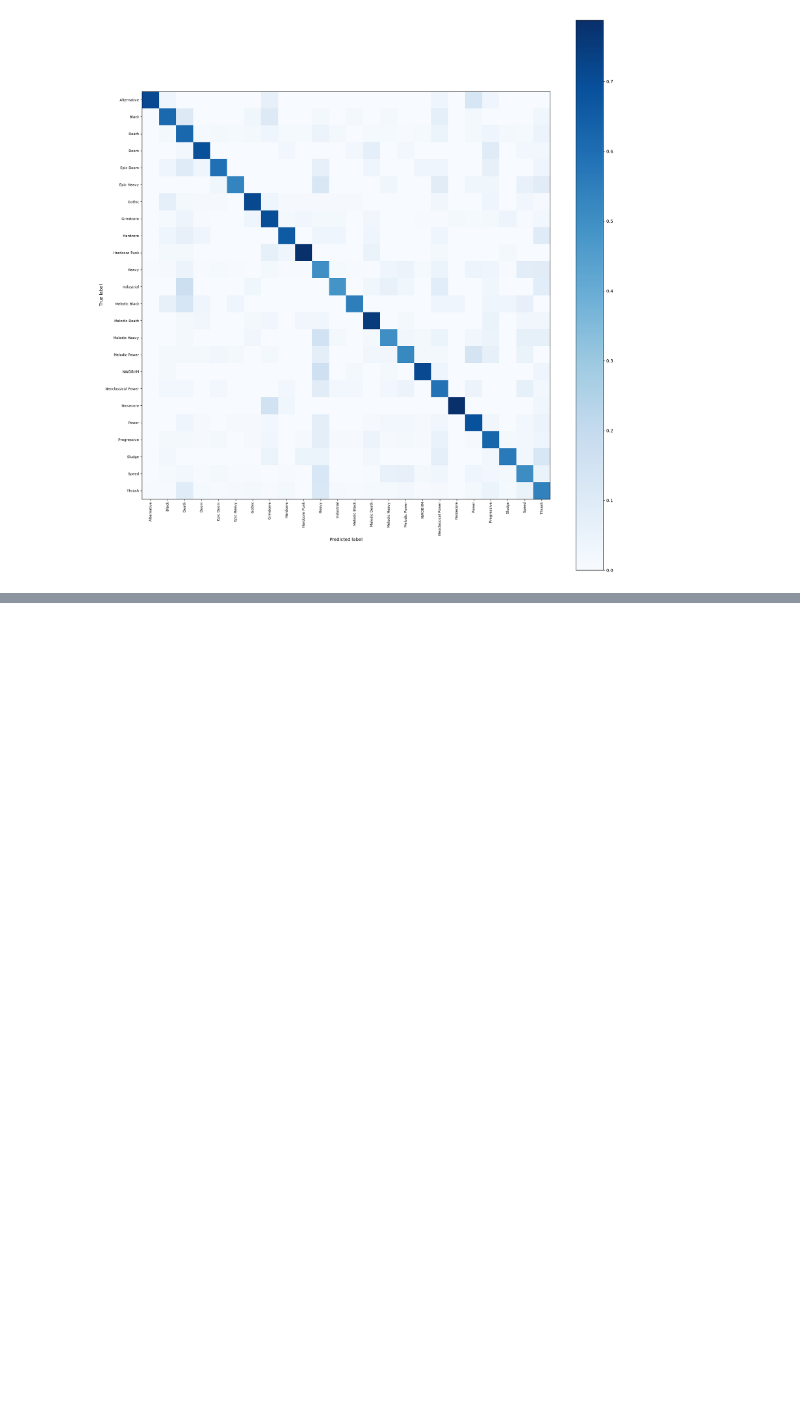
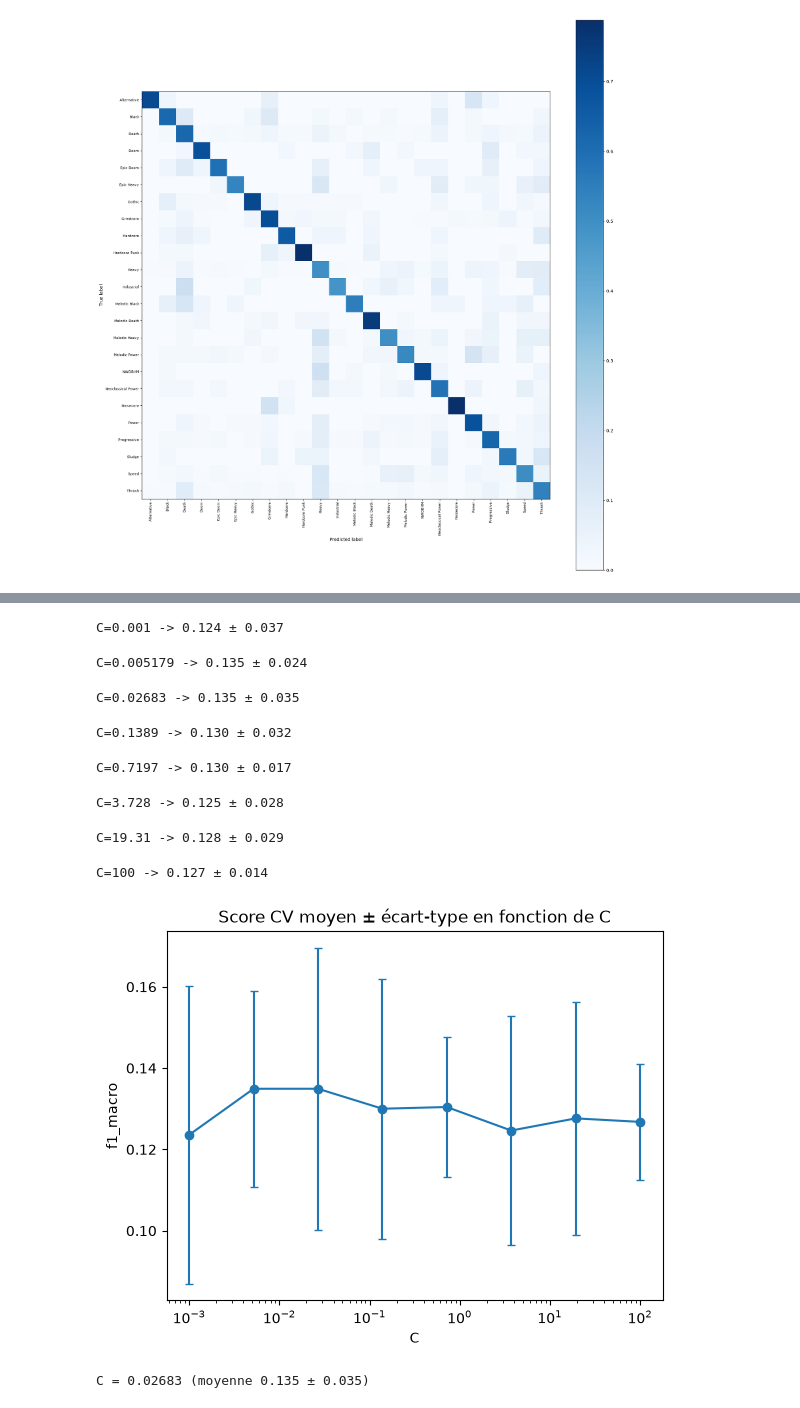
Before and after one commit to Ilyass-42/metal-mining, a Jupyter notebook: Classification_multi.ipynb, the cells around one changed output, grey strips where cells are left out. Cells and saved outputs as stored; diff of their text form; code cells hidden in the pictures; blank space fills up the shorter version.

```diff
--- a/Classification_multi.ipynb
+++ b/Classification_multi.ipynb
@@ -318,0 +434,4 @@ plt.show()
+# %%
+y_fam = pd.Series(y).map(lambda x: famille.get(x, x)).to_numpy()
+
+print(len(X_vals), len(y_fam), len(groups))
@@ -318,0 +440,14 @@ plt.show()
+# %%
+from sklearn.model_selection import StratifiedGroupKFold
+
+sgkf_test = StratifiedGroupKFold(n_splits=5, shuffle=True, random_state=42)
+dev_idx, test_idx = next(sgkf_test.split(X_vals, y_fam, groups=groups))
+
+X_dev,  y_dev,  g_dev  = X_vals[dev_idx],  y_fam[dev_idx],  groups[dev_idx]
+X_test, y_test, g_test = X_vals[test_idx], y_fam[test_idx], groups[test_idx]
+
+sgkf_val = StratifiedGroupKFold(n_splits=4, shuffle=True, random_state=42)
+train_idx, val_idx = next(sgkf_val.split(X_dev, y_dev, groups=g_dev))
+
+X_train, y_train, g_train = X_dev[train_idx], y_dev[train_idx], g_dev[train_idx]
+X_val,   y_val,   g_val   = X_dev[val_idx],   y_dev[val_idx],   g_dev[val_idx]
@@ -318,0 +487,43 @@ plt.show()
+# %%
+import matplotlib.pyplot as plt
+from sklearn.model_selection import StratifiedGroupKFold, cross_val_score
+from sklearn.pipeline import Pipeline
+from sklearn.preprocessing import StandardScaler
+from sklearn.linear_model import LogisticRegression
+from tqdm.auto import tqdm
+
+
+C_values = np.logspace(-3, 2, 8)
+cv = StratifiedGroupKFold(n_splits=5, shuffle=True)
+
+mean = []
+std = []
+for c in tqdm(C_values, desc="C"):
+    pipe = Pipeline([("scale", StandardScaler()), ("classifier", LogisticRegression(C=c, max_iter=2000, class_weight="balanced")),])
+    scores = cross_val_score(pipe, X_train, y_train, groups=g_train, cv=cv,scoring="f1_macro")
+    mean.append(scores.mean())
+    std.append(scores.std())
+    tqdm.write(f"C={c:.4g} -> {scores.mean():.3f} ± {scores.std():.3f}")
+
+plt.figure()
+plt.title("Score CV moyen ± écart-type en fonction de C")
+plt.errorbar(C_values, mean, yerr=std, marker="o", capsize=3)
+plt.xscale("log")
+plt.xlabel("C")
+plt.ylabel("f1_macro")
+plt.show()
+
+i_best = np.argmax(mean)
+C_best = C_values[i_best]
+print(f"C = {C_best:.4g} (moyenne {mean[i_best]:.3f} ± {std[i_best]:.3f})")
+# %% [output]
+C=0.001 -> 0.124 ± 0.037
+C=0.005179 -> 0.135 ± 0.024
+C=0.02683 -> 0.135 ± 0.035
+C=0.1389 -> 0.130 ± 0.032
+C=0.7197 -> 0.130 ± 0.017
+C=3.728 -> 0.125 ± 0.028
+C=19.31 -> 0.128 ± 0.029
+C=100 -> 0.127 ± 0.014
+[figure, added]
+C = 0.02683 (moyenne 0.135 ± 0.035)
```
Also changed, not shown: parts of 13 cells of this notebook.
